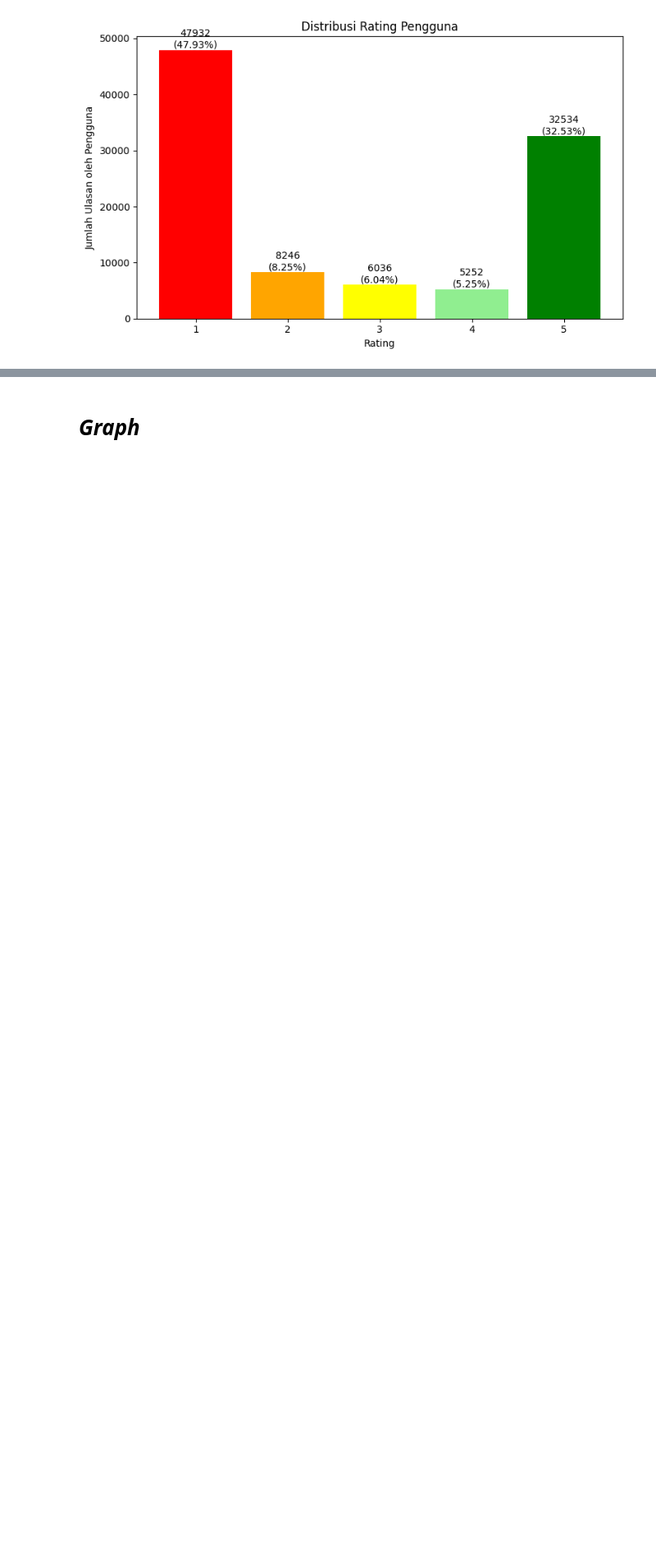
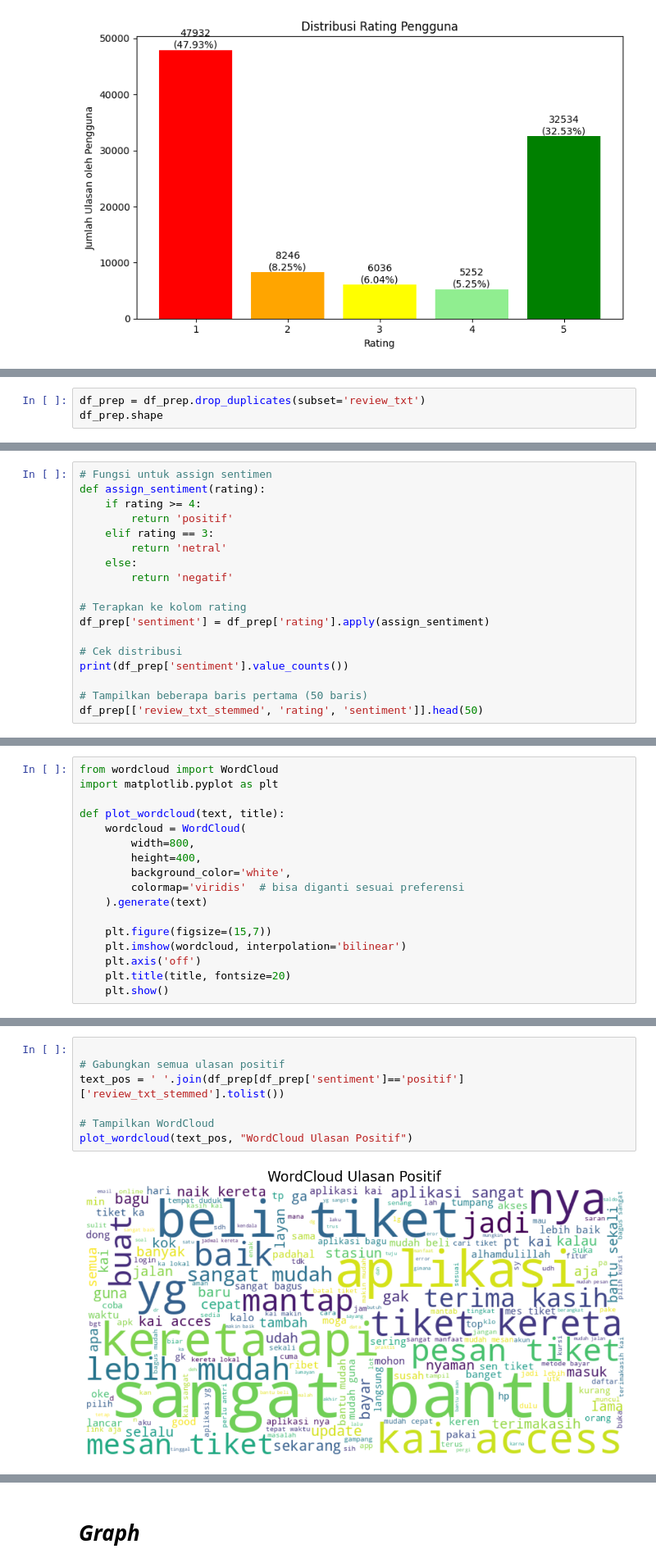
Before and after one commit to imadeardanabapeten/Analisis-Sentimen-Aplikasi-Access-by-KAI, a Jupyter notebook: Analisis_Sentimen_Access_by_KAI.ipynb, the cells around one changed output, grey strips where cells are left out. Shown at 82% size. Saved outputs shown, nothing was run; the diff lists cells and outputs as text; blank space fills up the shorter version.

```diff
--- a/Analisis_Sentimen_Access_by_KAI.ipynb
+++ b/Analisis_Sentimen_Access_by_KAI.ipynb
@@ -402,0 +102,3 @@ array([[9618,  967,  564],
+# %%
+df_prep = df_prep.drop_duplicates(subset='review_txt')
+df_prep.shape
@@ -402,0 +234,18 @@ array([[9618,  967,  564],
+# %%
+# Fungsi untuk assign sentimen
+def assign_sentiment(rating):
+    if rating >= 4:
+        return 'positif'
+    elif rating == 3:
+        return 'netral'
+    else:
+        return 'negatif'
+
+# Terapkan ke kolom rating
+df_prep['sentiment'] = df_prep['rating'].apply(assign_sentiment)
+
+# Cek distribusi
+print(df_prep['sentiment'].value_counts())
+
+# Tampilkan beberapa baris pertama (50 baris)
+df_prep[['review_txt_stemmed', 'rating', 'sentiment']].head(50)
@@ -402,0 +369,17 @@ array([[9618,  967,  564],
+# %%
+from wordcloud import WordCloud
+import matplotlib.pyplot as plt
+
+def plot_wordcloud(text, title):
+    wordcloud = WordCloud(
+        width=800,
+        height=400,
+        background_color='white',
+        colormap='viridis'  # bisa diganti sesuai preferensi
+    ).generate(text)
+
+    plt.figure(figsize=(15,7))
+    plt.imshow(wordcloud, interpolation='bilinear')
+    plt.axis('off')
+    plt.title(title, fontsize=20)
+    plt.show()
@@ -402,0 +388,9 @@ array([[9618,  967,  564],
+# %%
+
+# Gabungkan semua ulasan positif
+text_pos = ' '.join(df_prep[df_prep['sentiment']=='positif']['review_txt_stemmed'].tolist())
+
+# Tampilkan WordCloud
+plot_wordcloud(text_pos, "WordCloud Ulasan Positif")
+# %% [output]
+[figure, added]
```
Also changed, not shown: parts of 65 cells of this notebook.
